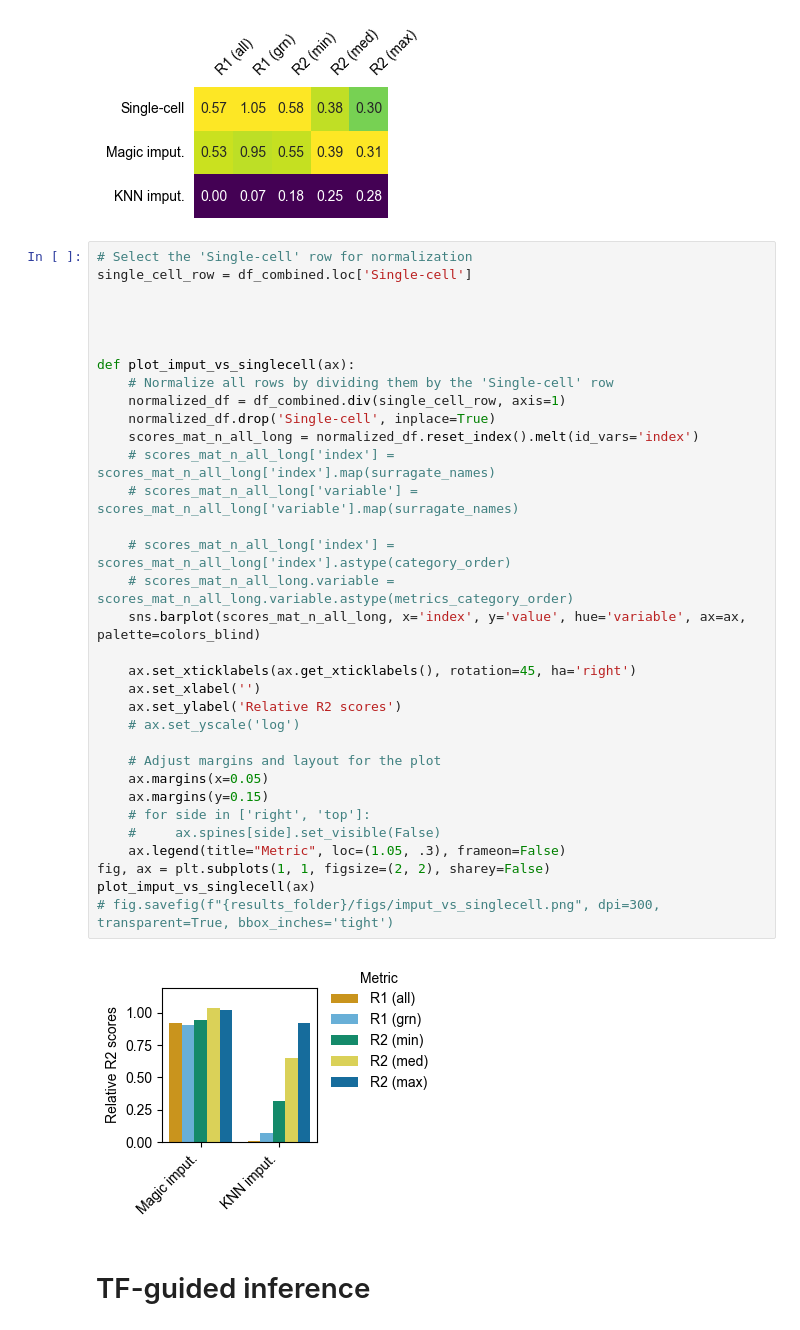
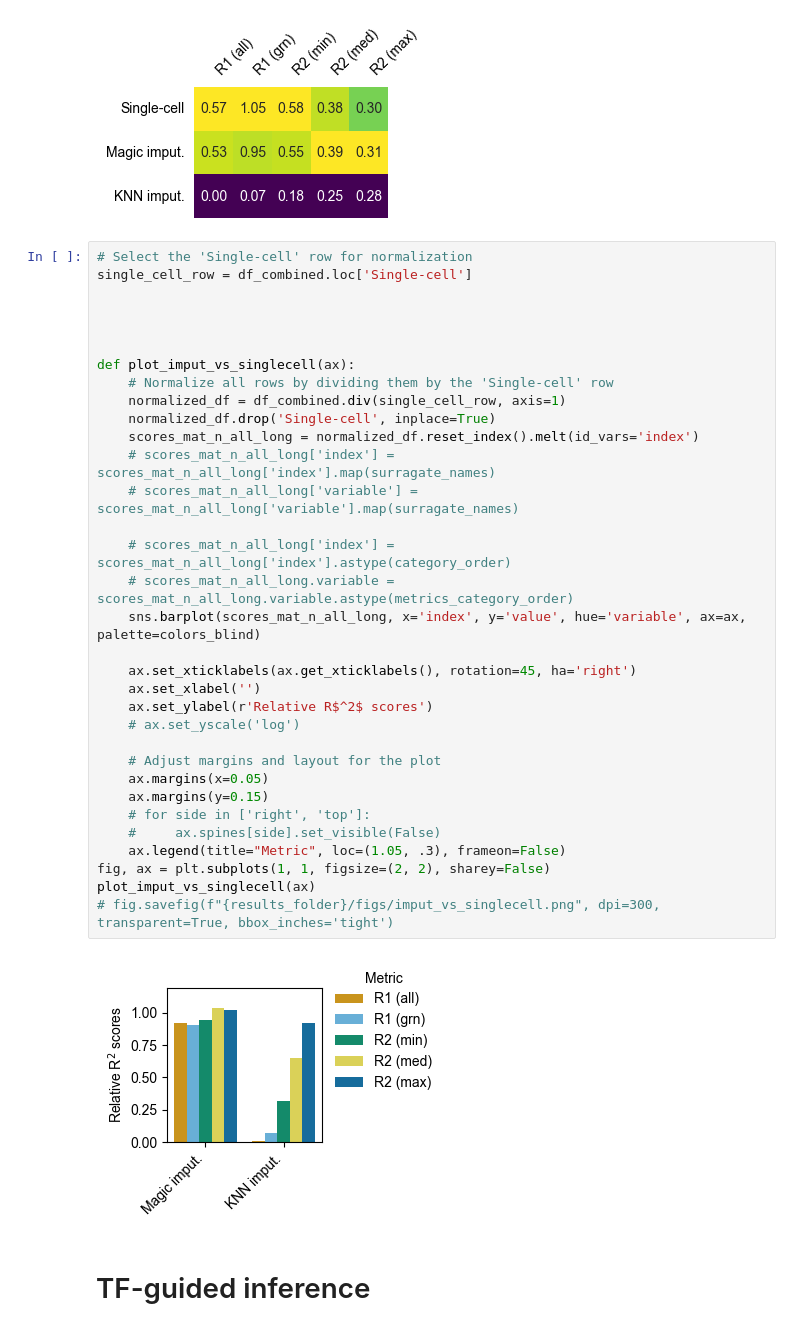
Before and after one commit to janursa/grn_benchmark, a Jupyter notebook: notebooks/process_results.ipynb, the cells around one changed output. Cells and saved outputs as stored; diff of their text form.

```diff
--- a/notebooks/process_results.ipynb
+++ b/notebooks/process_results.ipynb
@@ -466,35 +462,35 @@ single_cell_row = df_combined.loc['Single-cell']
 
 
 
 
 def plot_imput_vs_singlecell(ax):
     # Normalize all rows by dividing them by the 'Single-cell' row
     normalized_df = df_combined.div(single_cell_row, axis=1)
     normalized_df.drop('Single-cell', inplace=True)
     scores_mat_n_all_long = normalized_df.reset_index().melt(id_vars='index')
     # scores_mat_n_all_long['index'] = scores_mat_n_all_long['index'].map(surragate_names)
     # scores_mat_n_all_long['variable'] = scores_mat_n_all_long['variable'].map(surragate_names)
 
     # scores_mat_n_all_long['index'] = scores_mat_n_all_long['index'].astype(category_order)
     # scores_mat_n_all_long.variable = scores_mat_n_all_long.variable.astype(metrics_category_order)
     sns.barplot(scores_mat_n_all_long, x='index', y='value', hue='variable', ax=ax, palette=colors_blind)
 
     ax.set_xticklabels(ax.get_xticklabels(), rotation=45, ha='right')
     ax.set_xlabel('')
-    ax.set_ylabel('Relative R2 scores')
+    ax.set_ylabel(r'Relative R$^2$ scores')
     # ax.set_yscale('log')
 
     # Adjust margins and layout for the plot
     ax.margins(x=0.05)
     ax.margins(y=0.15)
     # for side in ['right', 'top']:
     #     ax.spines[side].set_visible(False)
     ax.legend(title="Metric", loc=(1.05, .3), frameon=False)
 fig, ax = plt.subplots(1, 1, figsize=(2, 2), sharey=False)
 plot_imput_vs_singlecell(ax)
 # fig.savefig(f"{results_folder}/figs/imput_vs_singlecell.png", dpi=300, transparent=True, bbox_inches='tight')
 # %% [output]
-[figure, old version]
+[figure, new version]
 # %% [markdown]
 # TF-guided inference
 # %%
```
Also changed, not shown: parts of 10 cells of this notebook, 9 other files.
